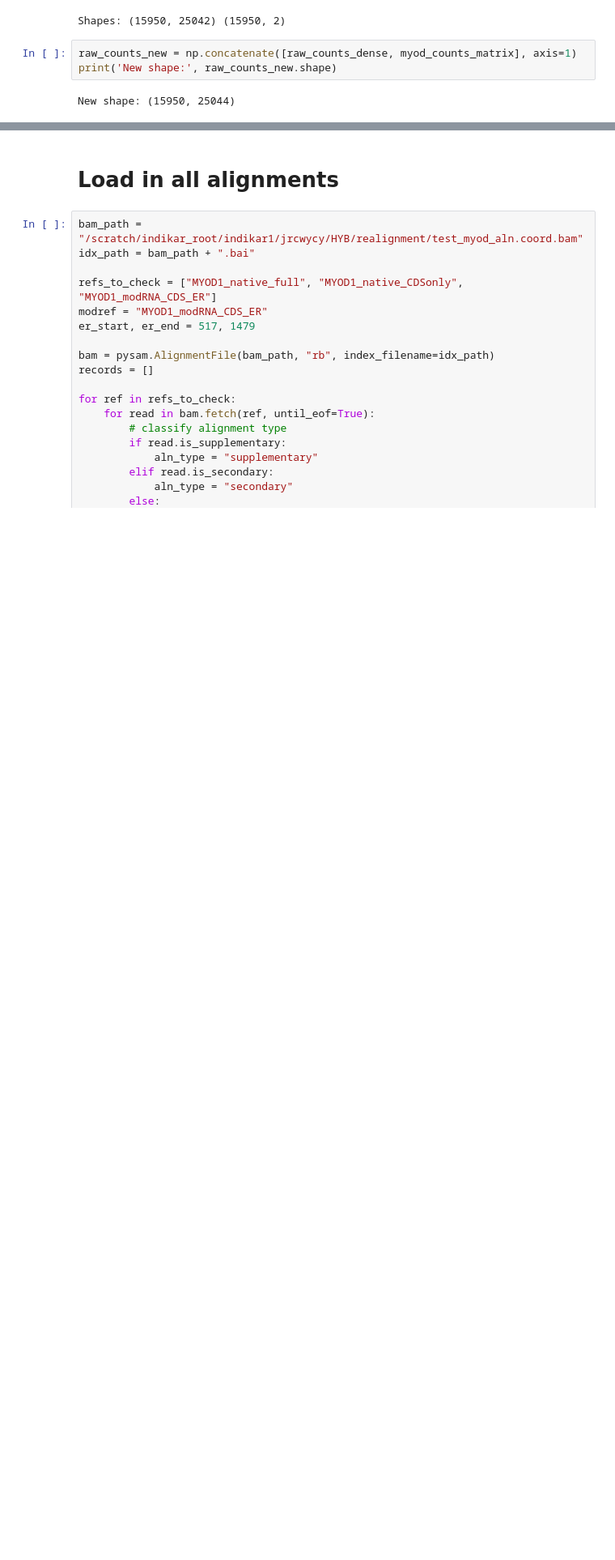
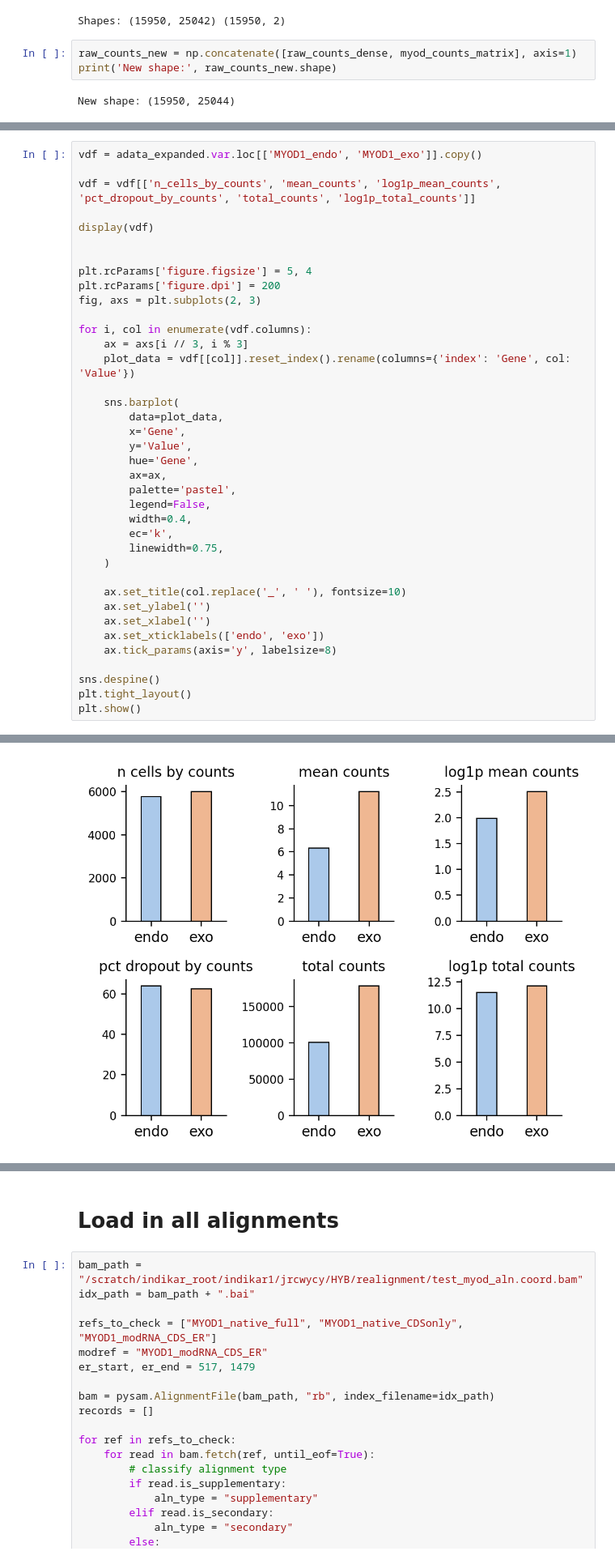
Before and after one commit to jrcwycy/hybrid_reprogramming, a Jupyter notebook: notebooks/summary/ExovsEndo.ipynb, the cells around one changed output, grey strips where cells are left out. Shown at 81% size. Cells and saved outputs as stored; diff of their text form; blank space fills up the shorter version.

```diff
--- a/notebooks/summary/ExovsEndo.ipynb
+++ b/notebooks/summary/ExovsEndo.ipynb
@@ -196,0 +245,39 @@ AnnData object with n_obs × n_vars = 15950 × 25044
+# %%
+vdf = adata_expanded.var.loc[['MYOD1_endo', 'MYOD1_exo']].copy()
+
+vdf = vdf[['n_cells_by_counts', 'mean_counts', 'log1p_mean_counts', 'pct_dropout_by_counts', 'total_counts', 'log1p_total_counts']]
+
+display(vdf)
+
+
+plt.rcParams['figure.figsize'] = 5, 4
+plt.rcParams['figure.dpi'] = 200
+fig, axs = plt.subplots(2, 3)
+
+for i, col in enumerate(vdf.columns):
+    ax = axs[i // 3, i % 3]
+    plot_data = vdf[[col]].reset_index().rename(columns={'index': 'Gene', col: 'Value'})
+
+    sns.barplot(
+        data=plot_data,
+        x='Gene',
+        y='Value',
+        hue='Gene',
+        ax=ax,
+        palette='pastel',
+        legend=False,
+        width=0.4,
+        ec='k',
+        linewidth=0.75,
+    )
+
+    ax.set_title(col.replace('_', ' '), fontsize=10)
+    ax.set_ylabel('')
+    ax.set_xlabel('')
+    ax.set_xticklabels(['endo', 'exo'])
+    ax.tick_params(axis='y', labelsize=8)
+
+sns.despine()
+plt.tight_layout()
+plt.show()
+# %% [output]
@@ -196,0 +287 @@ AnnData object with n_obs × n_vars = 15950 × 25044
+[figure, added]
```
Also changed, not shown: parts of 27 cells of this notebook, 2 other files.
